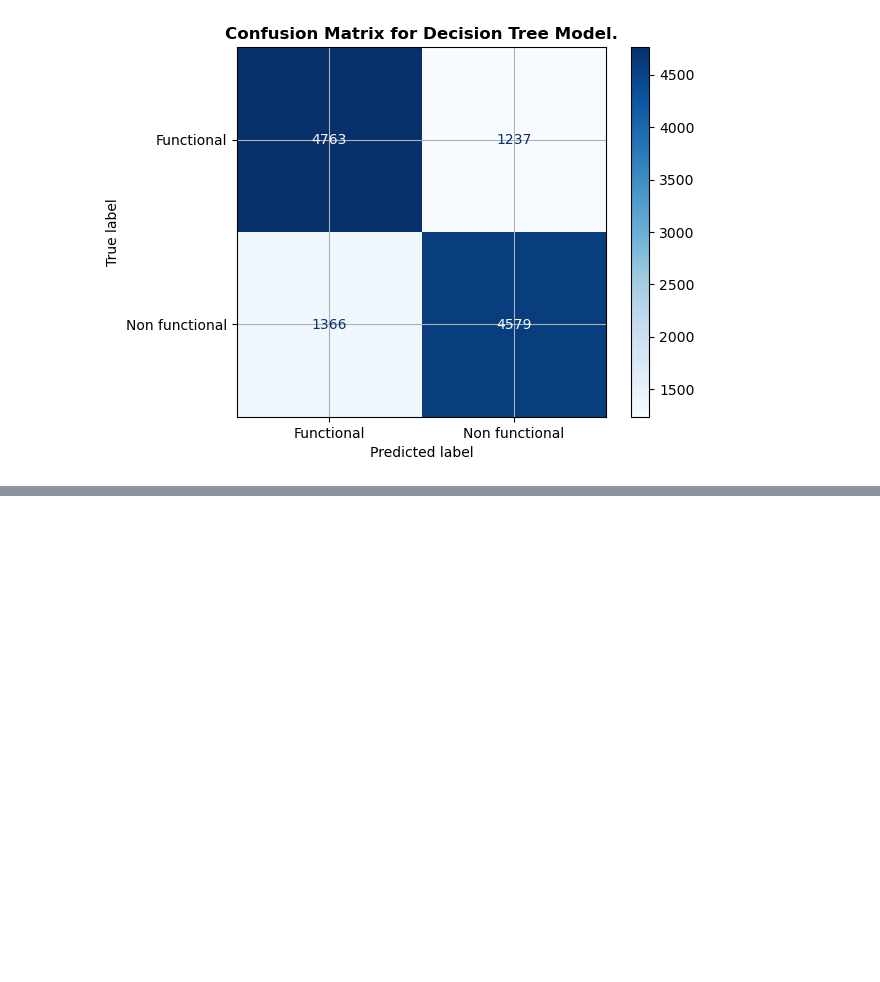
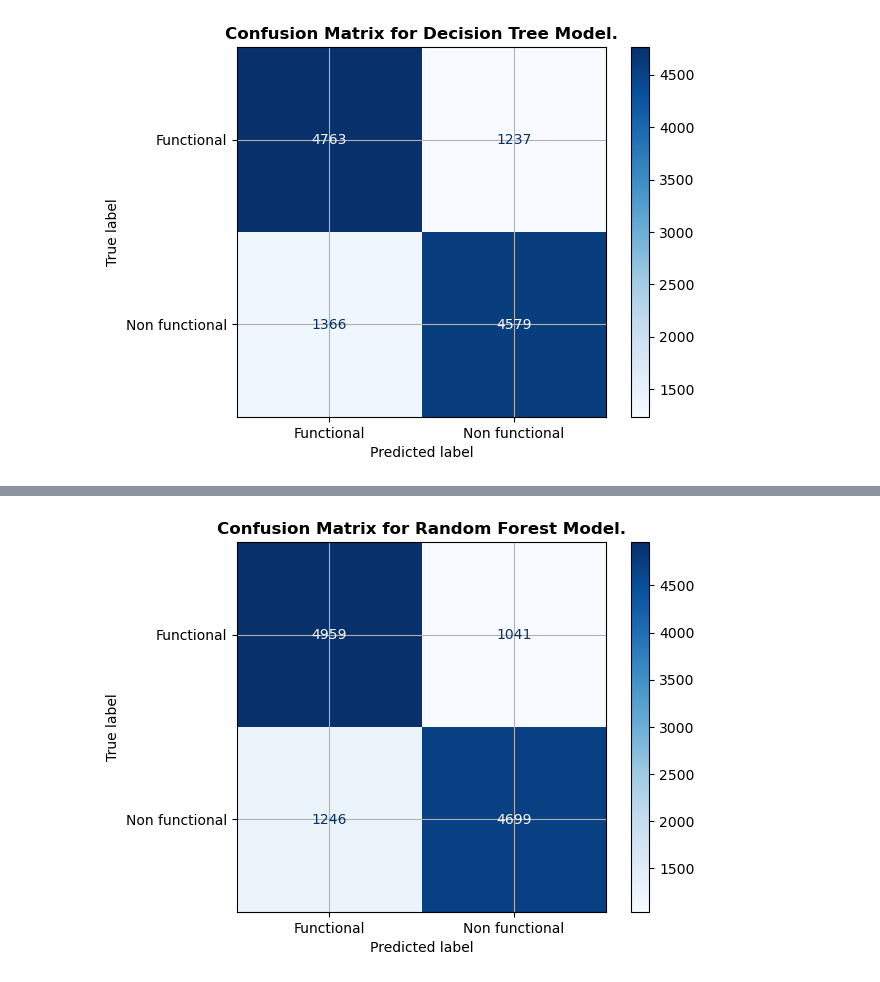
Before and after one commit to PaulMuniu/Tanzania_Water_Wells_Model, a Jupyter notebook: Tanzania_wells.ipynb, the cells around one changed output, grey strips where cells are left out. Saved outputs shown, nothing was run; the diff lists cells and outputs as text; code cells hidden in the pictures; blank space fills up the shorter version.

```diff
--- a/Tanzania_wells.ipynb
+++ b/Tanzania_wells.ipynb
@@ -944,0 +960,16 @@ display_confusion_matrix(tree_cm, tree_clf , title='Confusion Matrix for Decisio
+# %%
+
+# Train the model
+rf_clf = RandomForestClassifier(random_state=42)
+rf_clf.fit(X_train, y_train)
+
+# Predictions
+y_pred_rf = rf_clf.predict(X_test)
+
+# Evaluate the model
+rf_accuracy = accuracy_score(y_test, y_pred_rf)
+rf_report = classification_report(y_test, y_pred_rf, target_names=label_mapping.values())
+
+
+print(f"Random Forest Model Accuracy: {(rf_accuracy)*100}")
+print("Classification Report:\n", rf_report)
@@ -944,0 +987,7 @@ display_confusion_matrix(tree_cm, tree_clf , title='Confusion Matrix for Decisio
+# %%
+
+# Genearte a confusion Matrix
+rf_cm = confusion_matrix(y_test, y_pred_rf)
+display_confusion_matrix(rf_cm, rf_clf , title='Confusion Matrix for Random Forest Model.')
+# %% [output]
+[figure, added]
```
Also changed, not shown: parts of 11 cells of this notebook.
